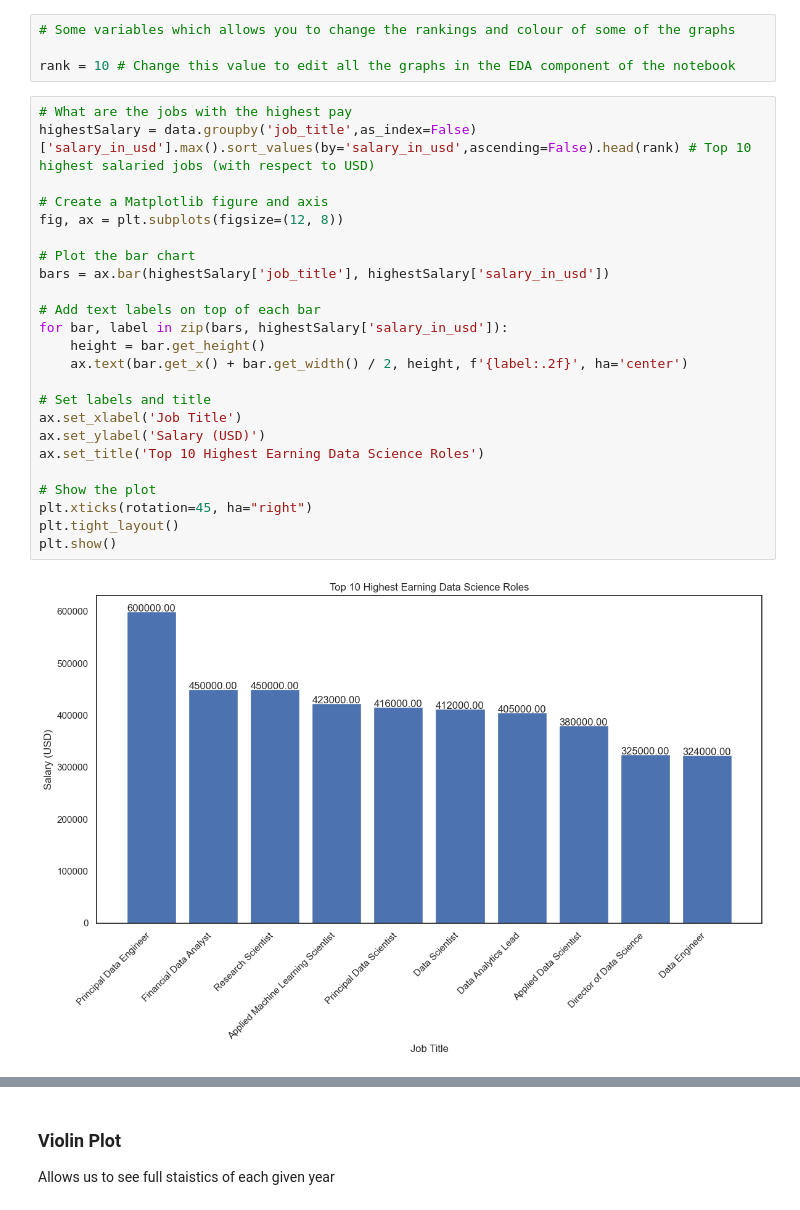
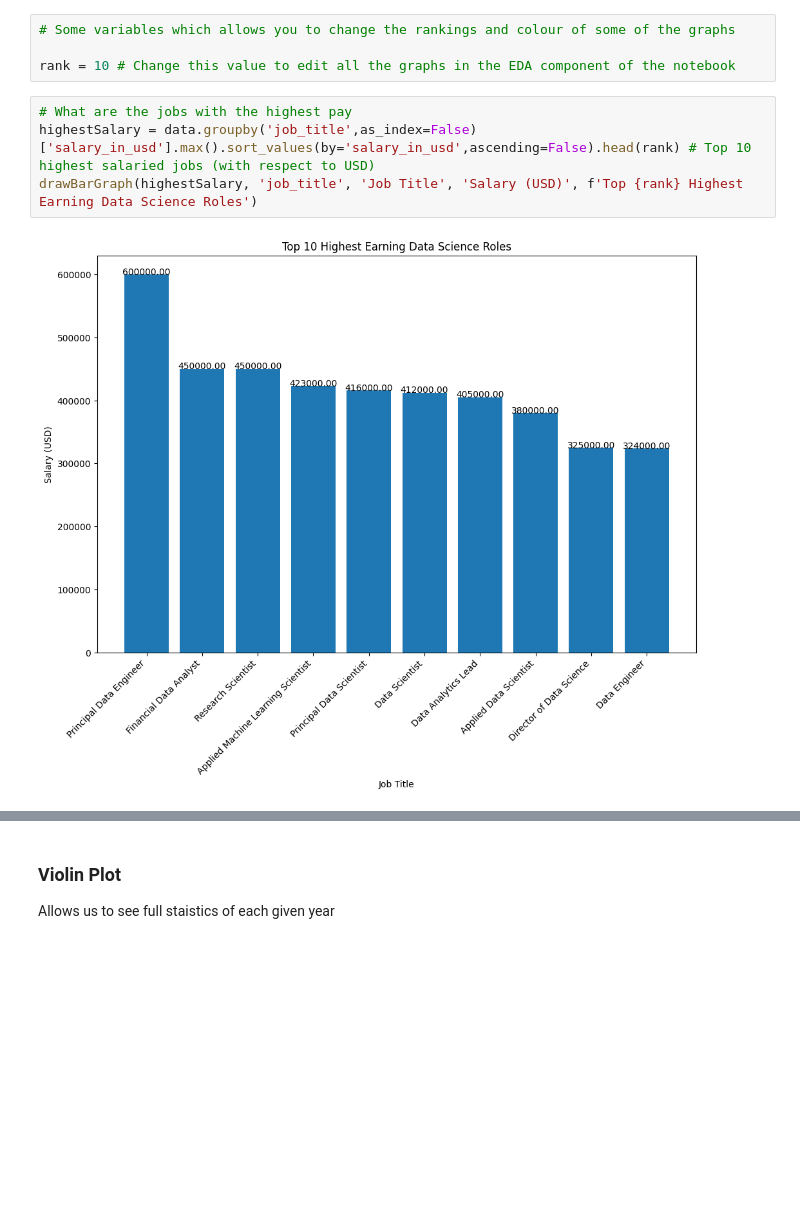
Before and after one commit to pauldumitriu001/EECS3401_IntroToAi_FinalProject, a Jupyter notebook: EECS3401FinalProject-Group8.ipynb, the cells around one changed output, grey strips where cells are left out. Drawn from its saved outputs; the diff is of its cells as text; blank space fills up the shorter version.

Commit message:
Converted plotly graphs to matplotlib

```diff
--- a/EECS3401FinalProject-Group8.ipynb
+++ b/EECS3401FinalProject-Group8.ipynb
@@ -308,29 +400,9 @@ rank = 10 # Change this value to edit all the graphs in the EDA component of the
 # %%
 # What are the jobs with the highest pay
 highestSalary = data.groupby('job_title',as_index=False)['salary_in_usd'].max().sort_values(by='salary_in_usd',ascending=False).head(rank) # Top 10 highest salaried jobs (with respect to USD)
-
-# Create a Matplotlib figure and axis
-fig, ax = plt.subplots(figsize=(12, 8))
-
-# Plot the bar chart
-bars = ax.bar(highestSalary['job_title'], highestSalary['salary_in_usd'])
-
-# Add text labels on top of each bar
-for bar, label in zip(bars, highestSalary['salary_in_usd']):
-    height = bar.get_height()
-    ax.text(bar.get_x() + bar.get_width() / 2, height, f'{label:.2f}', ha='center')
-
-# Set labels and title
-ax.set_xlabel('Job Title')
-ax.set_ylabel('Salary (USD)')
-ax.set_title('Top 10 Highest Earning Data Science Roles')
-
-# Show the plot
-plt.xticks(rotation=45, ha="right")
-plt.tight_layout()
-plt.show()
+drawBarGraph(highestSalary, 'job_title', 'Job Title', 'Salary (USD)', f'Top {rank} Highest Earning Data Science Roles')
 # %% [output]
-[figure, old version]
+[figure, new version]
 # %%
 # What are the jobs with the highest average pay
 averageSalary=data.groupby('job_title',as_index=False)['salary_in_usd'].mean().sort_values(by='salary_in_usd',ascending=False).head(rank) # Top 10 highest average salary (uses mean instead of max)
```
Also changed, not shown: parts of 38 cells of this notebook.
